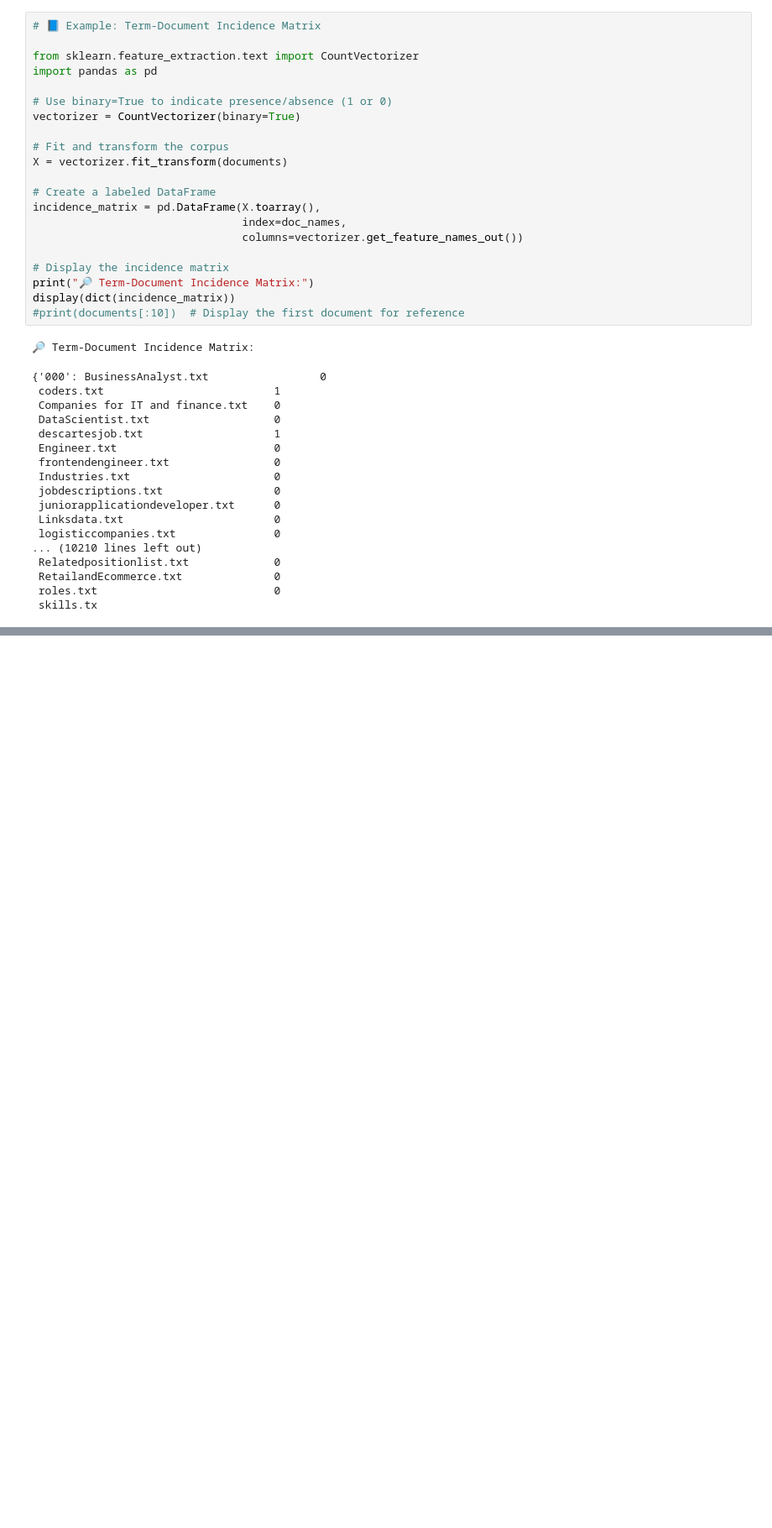
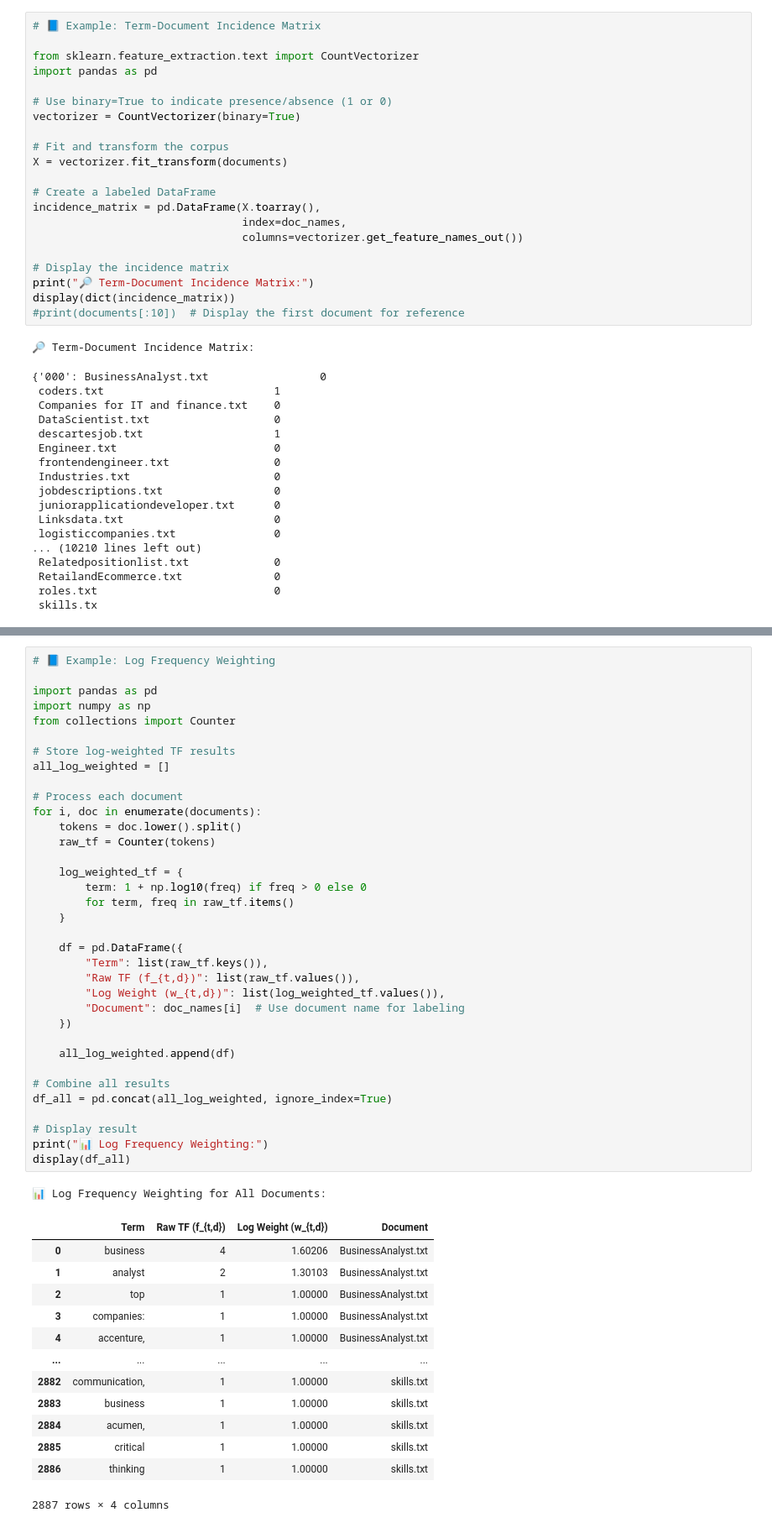
Before and after one commit to theRedeemer997/IRBasics-VectorSpaceProximity-workshop, a Jupyter notebook: IRBasics_VectorSpaceProximity.ipynb, the cells around one changed output, grey strips where cells are left out. Shown at 84% size. Drawn from its saved outputs; the diff is of its cells as text; blank space fills up the shorter version.

```diff
--- a/IRBasics_VectorSpaceProximity.ipynb
+++ b/IRBasics_VectorSpaceProximity.ipynb
@@ -348,0 +456,50 @@ display(pd.DataFrame(tf_normalized.items(), columns=["Term", "TF (Normalized)"])
+# %%
+# 📘 Example: Log Frequency Weighting
+
+import pandas as pd
+import numpy as np
+from collections import Counter
+
+# Store log-weighted TF results
+all_log_weighted = []
+
+# Process each document
+for i, doc in enumerate(documents):
+    tokens = doc.lower().split()
+    raw_tf = Counter(tokens)
+
+    log_weighted_tf = {
+        term: 1 + np.log10(freq) if freq > 0 else 0
+        for term, freq in raw_tf.items()
+    }
+
+    df = pd.DataFrame({
+        "Term": list(raw_tf.keys()),
+        "Raw TF (f_{t,d})": list(raw_tf.values()),
+        "Log Weight (w_{t,d})": list(log_weighted_tf.values()),
+        "Document": doc_names[i]  # Use document name for labeling
+    })
+
+    all_log_weighted.append(df)
+
+# Combine all results
+df_all = pd.concat(all_log_weighted, ignore_index=True)
+
+# Display result
+print("📊 Log Frequency Weighting:")
+display(df_all)
+# %% [output]
+📊 Log Frequency Weighting for All Documents:
+|  | Term | Raw TF (f_{t,d}) | Log Weight (w_{t,d}) | Document |
+| 0 | business | 4 | 1.60206 | BusinessAnalyst.txt |
+| 1 | analyst | 2 | 1.30103 | BusinessAnalyst.txt |
+| 2 | top | 1 | 1.00000 | BusinessAnalyst.txt |
+| 3 | companies: | 1 | 1.00000 | BusinessAnalyst.txt |
+| 4 | accenture, | 1 | 1.00000 | BusinessAnalyst.txt |
+| ... | ... | ... | ... | ... |
+| 2882 | communication, | 1 | 1.00000 | skills.txt |
+| 2883 | business | 1 | 1.00000 | skills.txt |
+| 2884 | acumen, | 1 | 1.00000 | skills.txt |
+| 2885 | critical | 1 | 1.00000 | skills.txt |
+| 2886 | thinking | 1 | 1.00000 | skills.txt |
+2887 rows × 4 columns
```
Also changed, not shown: parts of 5 cells of this notebook.
